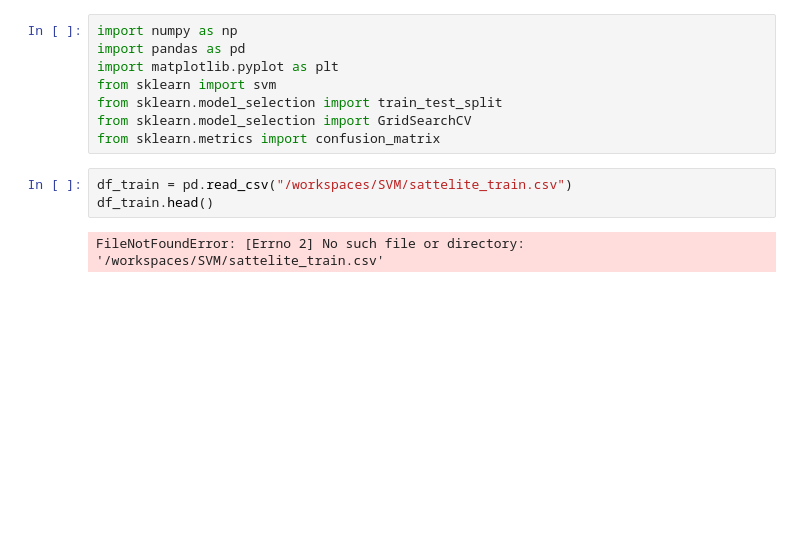
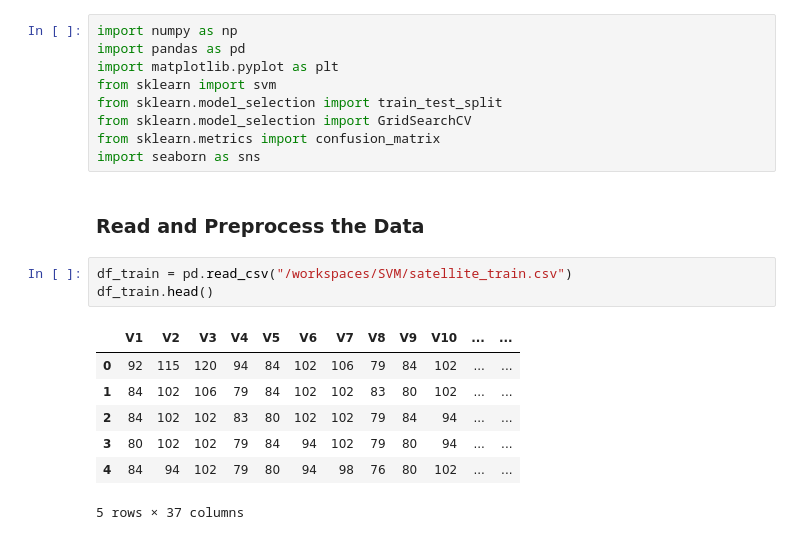
Before and after one commit to airidas23/SVM, a Jupyter notebook: SMV_Project.ipynb, the cells around one changed output. Saved outputs shown, nothing was run; the diff lists cells and outputs as text; blank space fills up the shorter version.

```diff
--- a/SMV_Project.ipynb
+++ b/SMV_Project.ipynb
@@ -6,8 +6,17 @@ from sklearn import svm
 from sklearn.model_selection import train_test_split
 from sklearn.model_selection import GridSearchCV
 from sklearn.metrics import confusion_matrix
+import seaborn as sns
+# %% [markdown]
+### Read and Preprocess the Data
 # %%
-df_train = pd.read_csv("/workspaces/SVM/sattelite_train.csv")
+df_train = pd.read_csv("/workspaces/SVM/satellite_train.csv")
 df_train.head()
 # %% [output]
+|  | V1 | V2 | V3 | V4 | V5 | V6 | V7 | V8 | V9 | V10 | ... | ... |
+| 0 | 92 | 115 | 120 | 94 | 84 | 102 | 106 | 79 | 84 | 102 | ... | ... |
+| 1 | 84 | 102 | 106 | 79 | 84 | 102 | 102 | 83 | 80 | 102 | ... | ... |
+| 2 | 84 | 102 | 102 | 83 | 80 | 102 | 102 | 79 | 84 | 94 | ... | ... |
+| 3 | 80 | 102 | 102 | 79 | 84 | 94 | 102 | 79 | 80 | 94 | ... | ... |
+| 4 | 84 | 94 | 102 | 79 | 80 | 94 | 98 | 76 | 80 | 102 | ... | ... |
-FileNotFoundError: [Errno 2] No such file or directory: '/workspaces/SVM/sattelite_train.csv'
+5 rows × 37 columns
```
Also changed, not shown: parts of 16 cells of this notebook.
